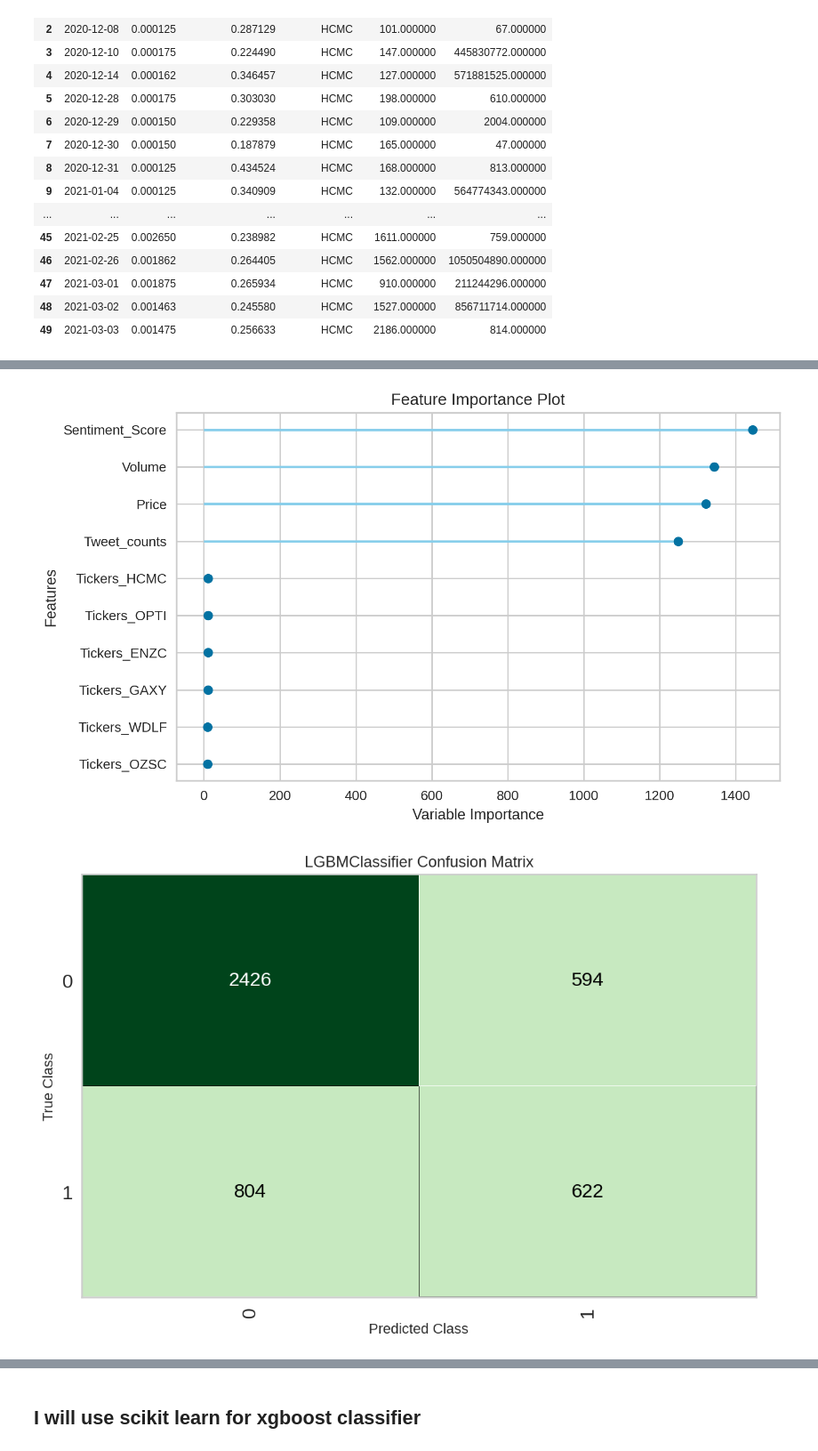
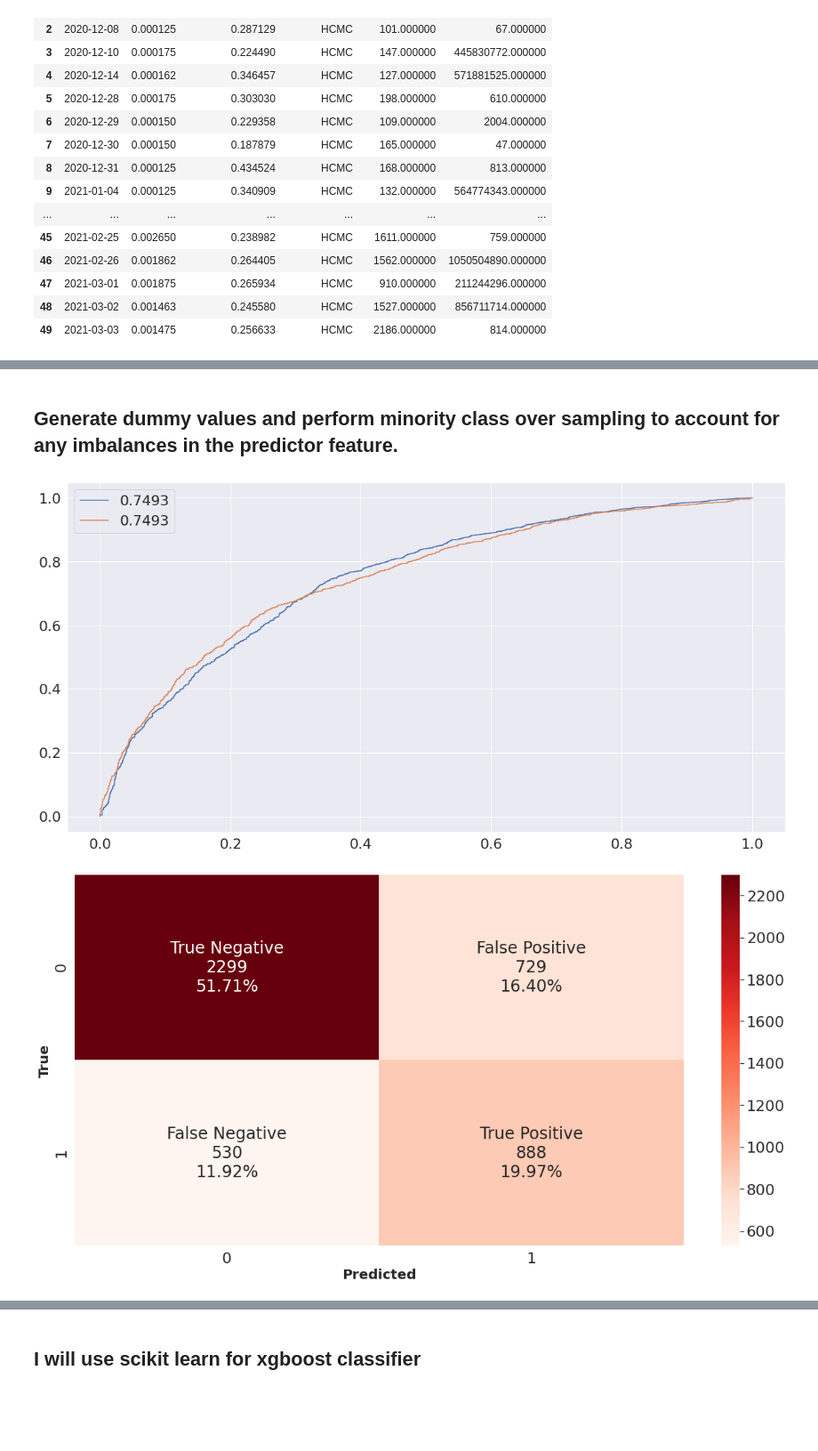
Before and after one commit to abhinavgairola/Anomaly_Detection_OTC_Market, a Jupyter notebook: Scripts/EDA_Machine_learning.ipynb, the cells around one changed output, grey strips where cells are left out. Shown at 89% size. Saved outputs shown, nothing was run; the diff lists cells and outputs as text; code cells hidden in the pictures; blank space fills up the shorter version.

```diff
--- a/Scripts/EDA_Machine_learning.ipynb
+++ b/Scripts/EDA_Machine_learning.ipynb
@@ -297,8 +325,2 @@ plot_model(tuned_lgbm,'auc',scale=2)
-# %%
-plot_model(tuned_lgbm,'feature',scale=2)
-# %% [output]
-[figure, removed]
-# %%
-plot_model(tuned_lgbm,'confusion_matrix',scale=2)
-# %% [output]
-[figure, removed]
+# %% [markdown]
+## Generate dummy values and perform minority class over sampling to account for any imbalances in the predictor feature.
@@ -304,0 +339,41 @@ plot_model(tuned_lgbm,'confusion_matrix',scale=2)
+# %%
+from sklearn.linear_model import LogisticRegressionCV, LogisticRegression
+LogisticRegressionCV._get_param_names()
+model_lr = LogisticRegression()
+lr_params = {'penalty':['elasticnet'],'random_state':[0],'max_iter':[1000],'solver':['saga'],'l1_ratio':[0.1]}
+Output_lr = predict_fit(model_lr,6,lr_params,'recall',X_smote,y_smote,X_test,y_test)
+#grid.fit(X_smote, y_smote)
+dir(model_lr)
+((type(model_lr)).__name__)
+Output_lr.keys()
+y_pred_lr = Output_lr['model'].predict(X_test)
+proba_lr = Output_lr['model'].predict_proba(X_test)
+tpr_1_lr, fpr_1_lr, threshold_1_lr = roc_curve(y_test, proba_lr[:,0])
+fpr_2_lr, tpr_2_lr, threshold_2_lr = roc_curve(y_test, proba_lr[:,1])
+plt.figure(figsize=(20,10))
+plt.plot(fpr_1_lr,tpr_1_lr,label=str(round(auc(fpr_1_lr,tpr_1_lr),4)))
+plt.plot(fpr_2_lr,tpr_2_lr,label=str(round(auc(fpr_2_lr,tpr_2_lr),4)))
+plt.legend(loc='best')
+plt.legend(loc='best')
+labels = ['True Negative','False Positive','False Negative','True Positive']
+cf_matrix = confusion_matrix(y_test,y_pred_lr)
+group_counts = ['{0:0.0f}'.format(value) for value in
+                cf_matrix.flatten()]
+group_percentages = ['{0:.2%}'.format(value) for value in
+                    cf_matrix.flatten()/np.sum(cf_matrix)]
+
+labels = [f'{v1}\n{v2}\n{v3}' for v1, v2, v3 in
+          zip(labels,group_counts,group_percentages)]
+labels = np.asarray(labels).reshape(2,2)
+plt.figure(figsize=(20,10))
+sns.heatmap(cf_matrix,annot=labels,fmt='',cmap='Reds',cbar=True)
+plt.xlabel(r'Predicted',fontsize=20,fontweight='bold')
+plt.ylabel(r'True',fontsize=20,fontweight='bold')
+plt.show()
+explainer = shap.LinearExplainer(Output_lr['model'],X_smote)#, X_train, feature_dependence="independent")
+Shap_values = explainer(X_test)
+shap.summary_plot(Shap_values, X_smote, plot_type="bar")
+shap.plots.beeswarm(Shap_values)
+# %% [output]
+[figure, added]
+[figure, added]
```
Also changed, not shown: parts of 45 cells of this notebook.
